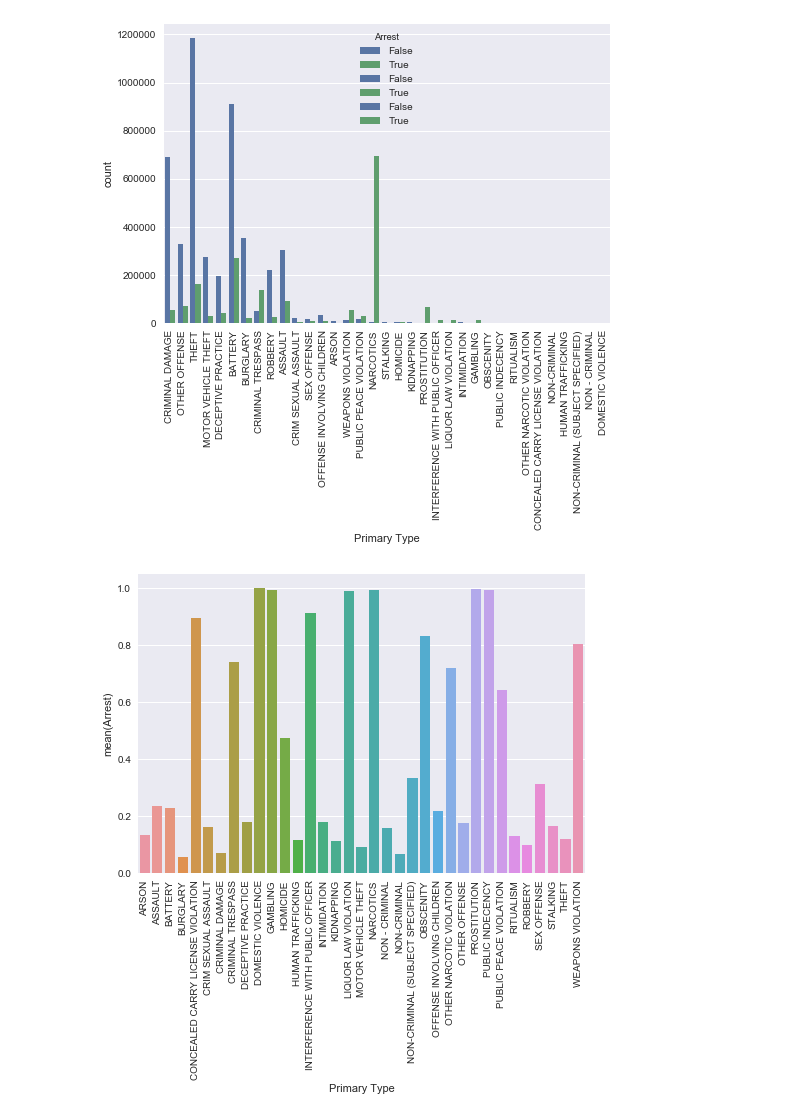
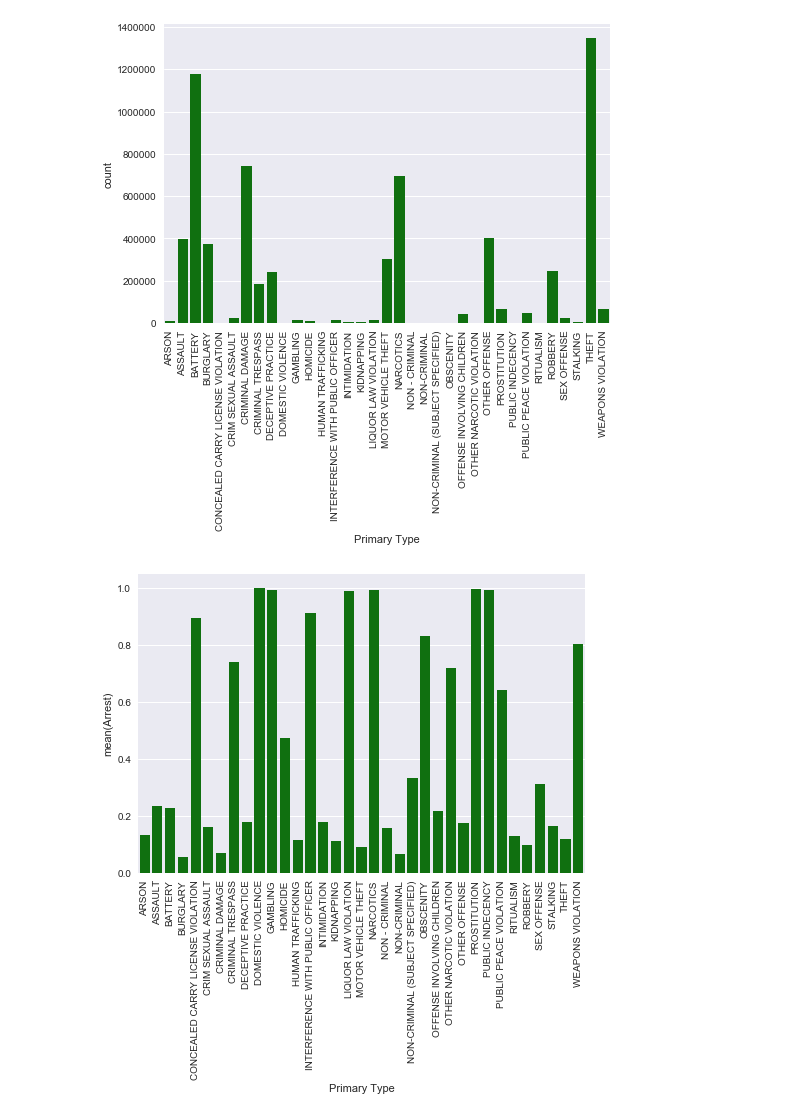
Before and after one commit to SakthivelRavi/ArrestPrediction, a Jupyter notebook: Seaborn.ipynb, the cells around one changed output. Saved outputs shown, nothing was run; the diff lists cells and outputs as text; code cells hidden in the pictures.

Commit message:
Added plots

```diff
--- a/Seaborn.ipynb
+++ b/Seaborn.ipynb
@@ -5,17 +5,18 @@ import matplotlib.pyplot as plt
 import seaborn as sns
 # %%
 crime = pd.read_csv("data.csv")
+crime = crime.sort_values('Primary Type')
 # %%
 plt.xticks(rotation=90)
-sns.countplot(x='Primary Type', hue='Arrest', data=crime)
+sns.countplot(x='Primary Type', data=crime, color='green')
 plt.show()
 # %% [output]
-[figure, old version]
+[figure, new version]
 # %%
 arrest_rates = crime[['Primary Type', 'Arrest']].groupby('Primary Type', as_index=False).mean()
 # %%
-sns.barplot(x='Primary Type', y='Arrest', data=arrest_rates)
+sns.barplot(x='Primary Type', y='Arrest', data=arrest_rates, color='green')
 plt.xticks(rotation=90)
 plt.show()
 # %% [output]
-[figure, old version]
+[figure, new version]
```
Also changed, not shown: parts of 3 cells of this notebook.
